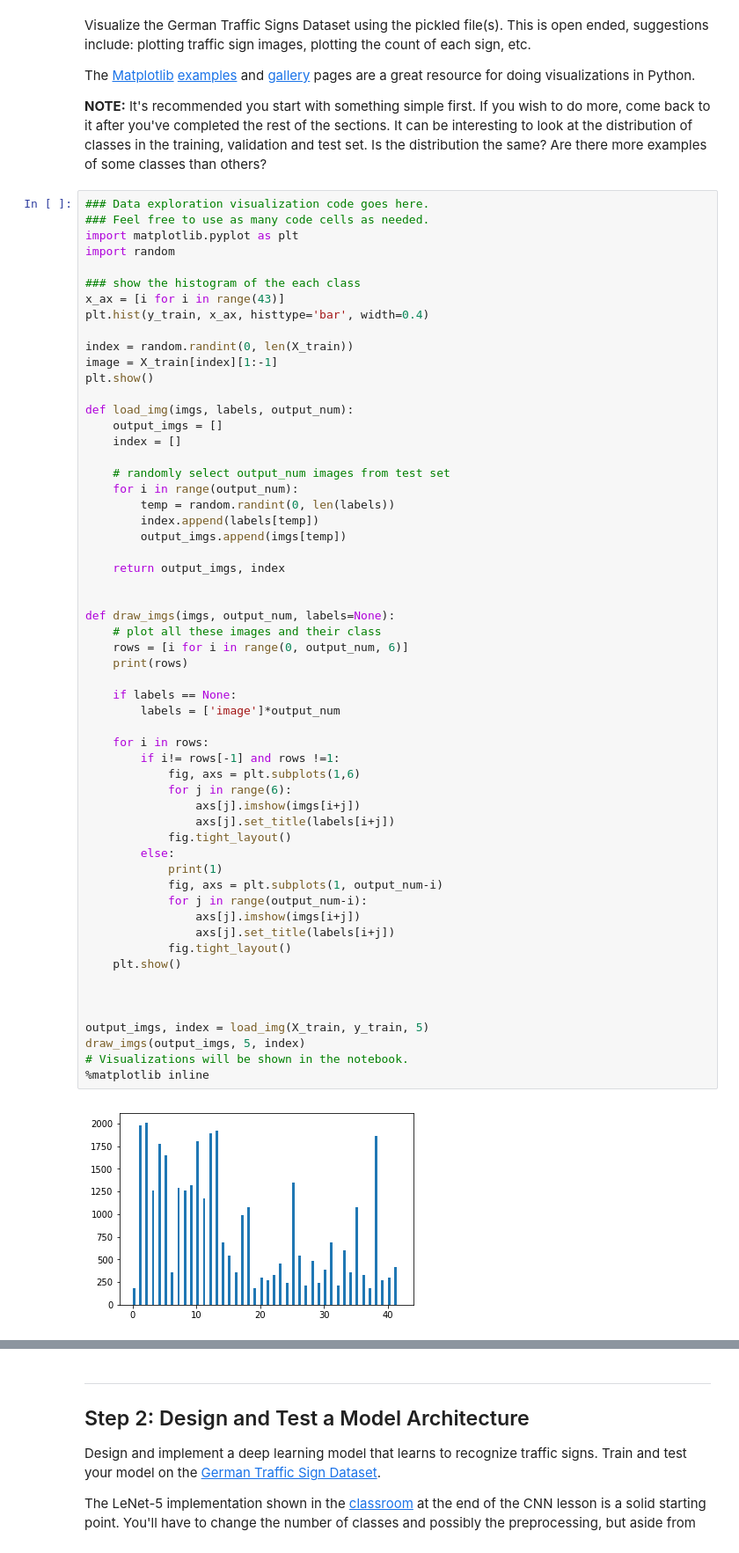
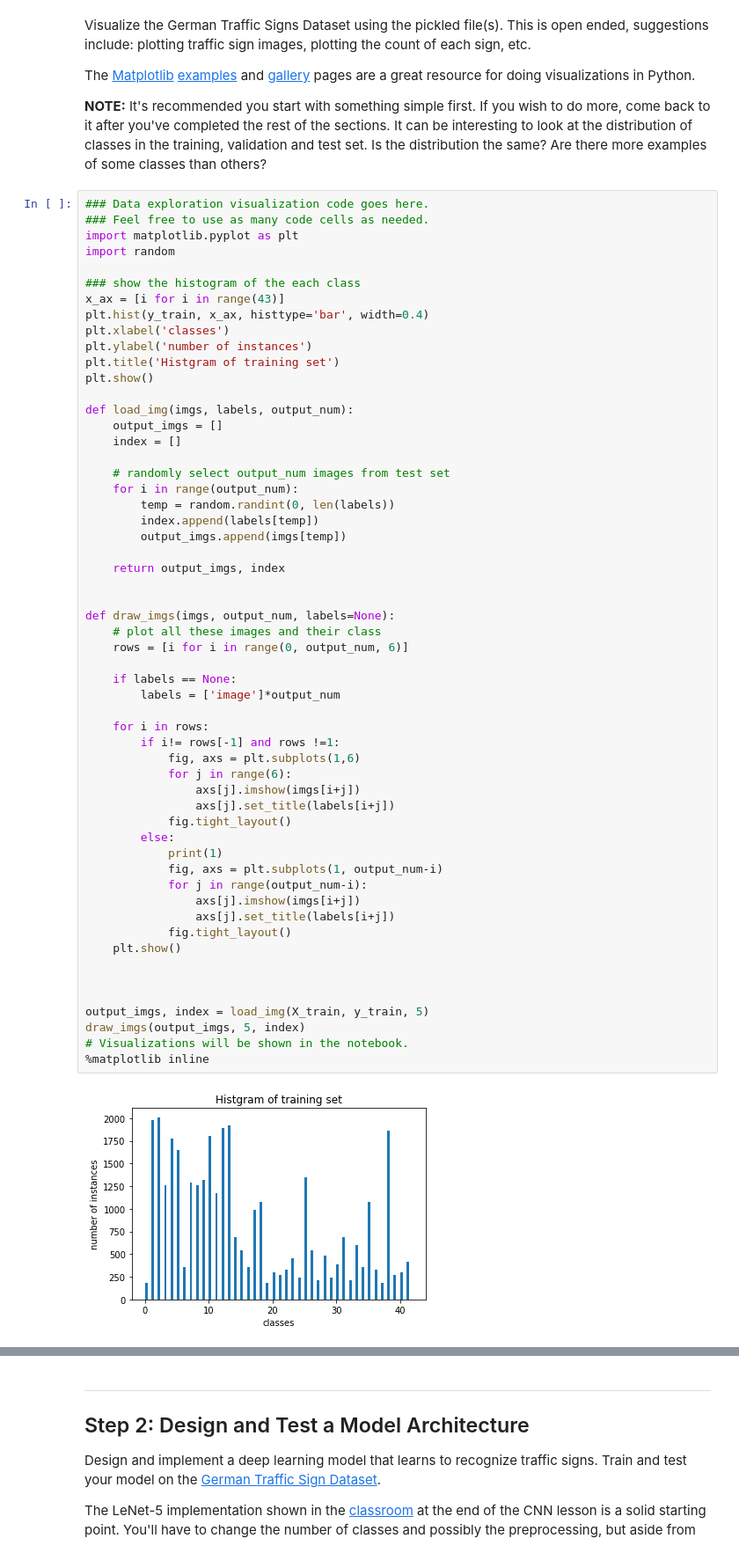
Before and after one commit to DavidYRB/CarND-Traffic-Sign-Classifier-Project, a Jupyter notebook: Traffic_Sign_Classifier.ipynb, the cells around one changed output, grey strips where cells are left out. Shown at 88% size. Drawn from its saved outputs; the diff is of its cells as text.

```diff
--- a/Traffic_Sign_Classifier.ipynb
+++ b/Traffic_Sign_Classifier.ipynb
@@ -102,9 +104,9 @@ import random
 ### show the histogram of the each class
 x_ax = [i for i in range(43)]
 plt.hist(y_train, x_ax, histtype='bar', width=0.4)
-
-index = random.randint(0, len(X_train))
-image = X_train[index][1:-1]
+plt.xlabel('classes')
+plt.ylabel('number of instances')
+plt.title('Histgram of training set')
 plt.show()
 
 def load_img(imgs, labels, output_num):
@@ -123,32 +125,31 @@ def load_img(imgs, labels, output_num):
 def draw_imgs(imgs, output_num, labels=None):
     # plot all these images and their class
     rows = [i for i in range(0, output_num, 6)]
-    print(rows)
 
     if labels == None:
         labels = ['image']*output_num
 
     for i in rows:
         if i!= rows[-1] and rows !=1:
             fig, axs = plt.subplots(1,6)
             for j in range(6):
                 axs[j].imshow(imgs[i+j])
                 axs[j].set_title(labels[i+j])
             fig.tight_layout()
         else:
             print(1)
             fig, axs = plt.subplots(1, output_num-i)
             for j in range(output_num-i):
                 axs[j].imshow(imgs[i+j])
                 axs[j].set_title(labels[i+j])
             fig.tight_layout()
     plt.show()
 
 
 
 output_imgs, index = load_img(X_train, y_train, 5)
 draw_imgs(output_imgs, 5, index)
 # Visualizations will be shown in the notebook.
 %matplotlib inline
 # %% [output]
-[figure, old version]
+[figure, new version]
```
Also changed, not shown: parts of 21 cells of this notebook, 14 other files.
